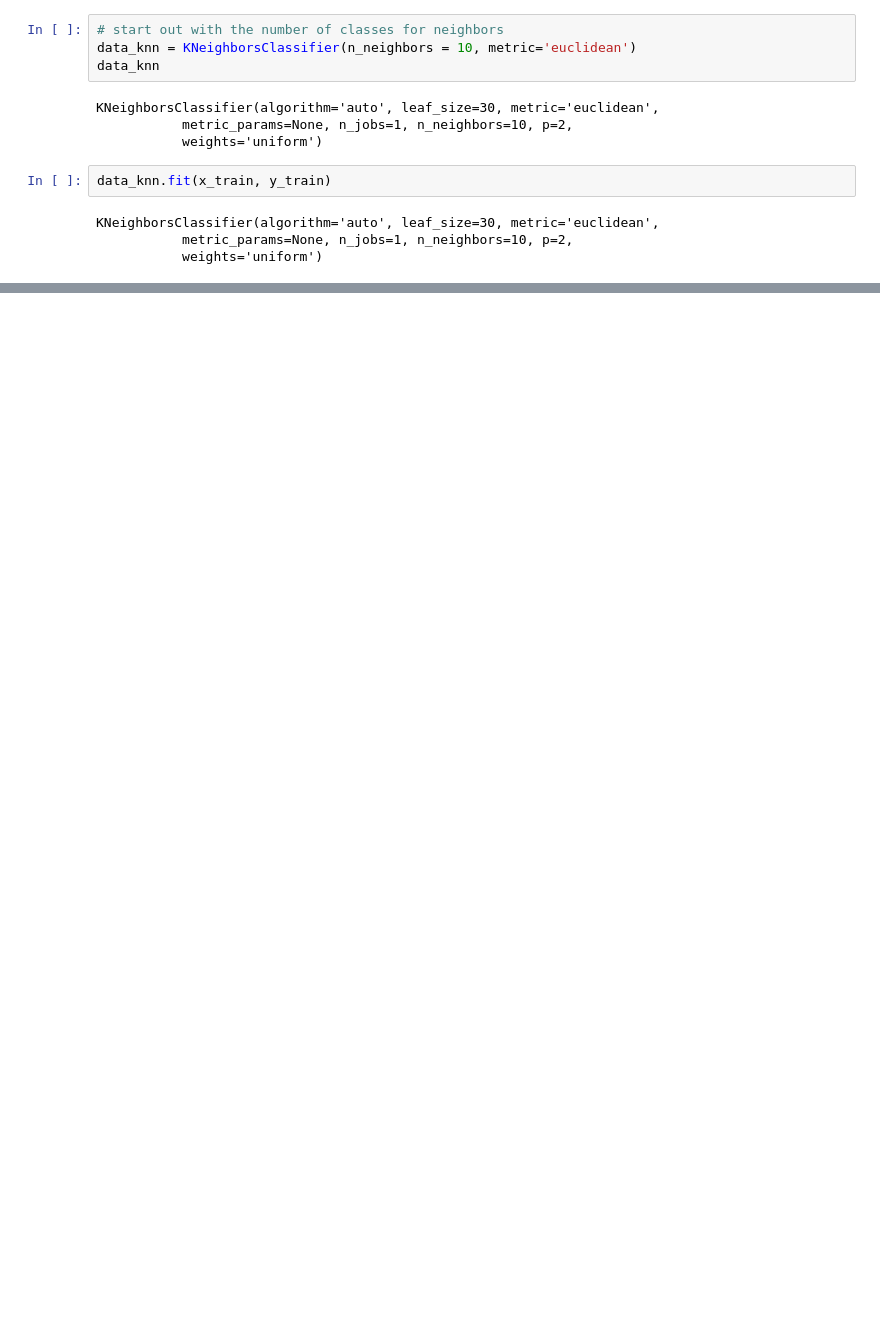
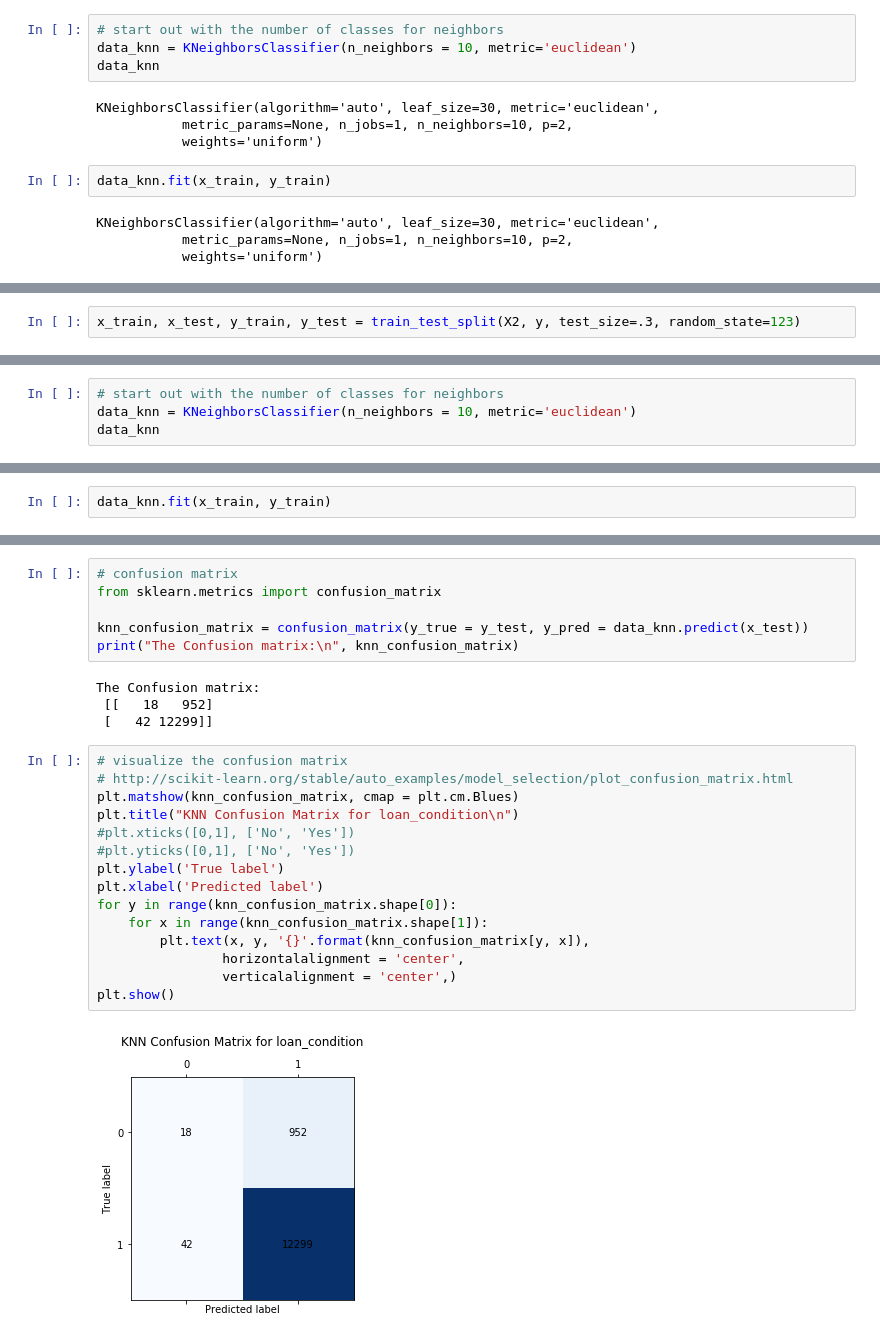
Before and after one commit to GRandles16/DataMining-Project, a Jupyter notebook: loan_kNN_grade.ipynb, the cells around one changed output, grey strips where cells are left out. Saved outputs shown, nothing was run; the diff lists cells and outputs as text; blank space fills up the shorter version.

```diff
--- a/loan_kNN_grade.ipynb
+++ b/loan_kNN_grade.ipynb
@@ -293,0 +467,2 @@ avg / total       0.61      0.62      0.61     13311
+# %%
+x_train, x_test, y_train, y_test = train_test_split(X2, y, test_size=.3, random_state=123)
@@ -293,0 +479,4 @@ avg / total       0.61      0.62      0.61     13311
+# %%
+# start out with the number of classes for neighbors
+data_knn = KNeighborsClassifier(n_neighbors = 10, metric='euclidean')
+data_knn
@@ -293,0 +487,2 @@ avg / total       0.61      0.62      0.61     13311
+# %%
+data_knn.fit(x_train, y_train)
@@ -293,0 +506,27 @@ avg / total       0.61      0.62      0.61     13311
+# %%
+# confusion matrix
+from sklearn.metrics import confusion_matrix
+
+knn_confusion_matrix = confusion_matrix(y_true = y_test, y_pred = data_knn.predict(x_test))
+print("The Confusion matrix:\n", knn_confusion_matrix)
+# %% [output]
+The Confusion matrix:
+ [[   18   952]
+ [   42 12299]]
+# %%
+# visualize the confusion matrix
+# http://scikit-learn.org/stable/auto_examples/model_selection/plot_confusion_matrix.html
+plt.matshow(knn_confusion_matrix, cmap = plt.cm.Blues)
+plt.title("KNN Confusion Matrix for loan_condition\n")
+#plt.xticks([0,1], ['No', 'Yes'])
+#plt.yticks([0,1], ['No', 'Yes'])
+plt.ylabel('True label')
+plt.xlabel('Predicted label')
+for y in range(knn_confusion_matrix.shape[0]):
+    for x in range(knn_confusion_matrix.shape[1]):
+        plt.text(x, y, '{}'.format(knn_confusion_matrix[y, x]),
+                horizontalalignment = 'center',
+                verticalalignment = 'center',)
+plt.show()
+# %% [output]
+[figure, added]
```
Also changed, not shown: parts of 74 cells of this notebook, 2 other files.
